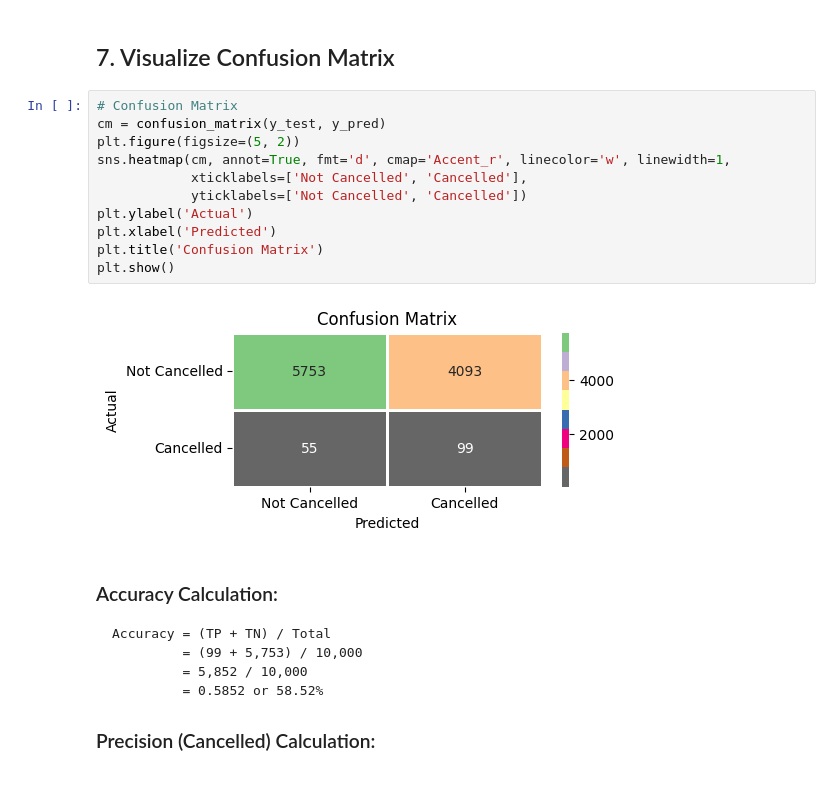
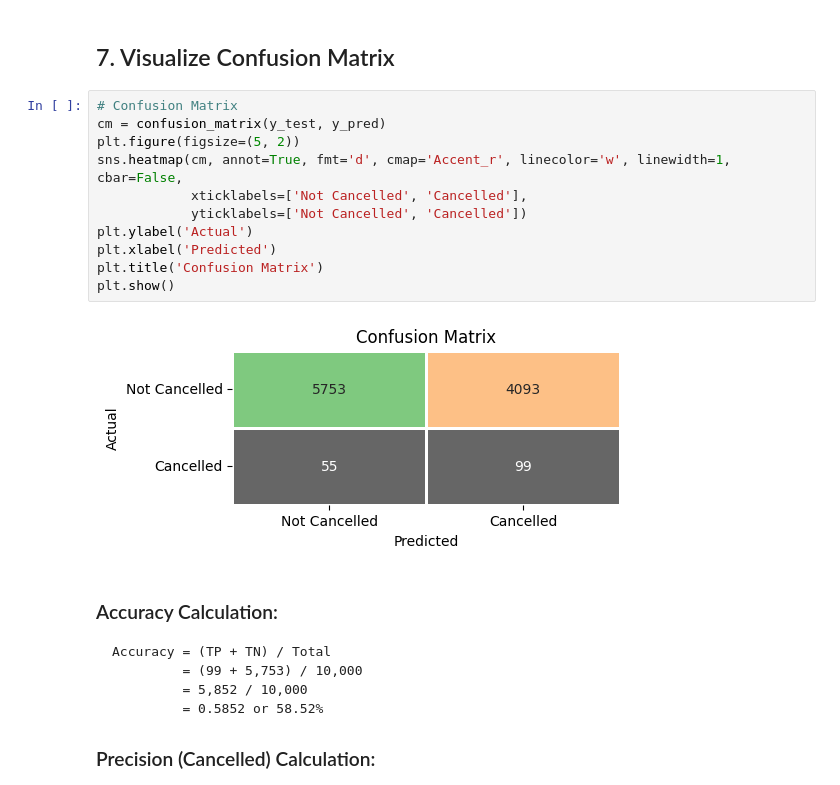
Before and after one commit to kjmobile/lb, a Jupyter notebook: 5_1_Logistic_Regression_Q2.ipynb, the cells around one changed output. Drawn from its saved outputs; the diff is of its cells as text.

````diff
--- a/5_1_Logistic_Regression_Q2.ipynb
+++ b/5_1_Logistic_Regression_Q2.ipynb
@@ -193,16 +193,16 @@ Not Cancelled       0.99      0.58      0.74      9846
 # %%
 # Confusion Matrix
 cm = confusion_matrix(y_test, y_pred)
 plt.figure(figsize=(5, 2))
-sns.heatmap(cm, annot=True, fmt='d', cmap='Accent_r', linecolor='w', linewidth=1,
+sns.heatmap(cm, annot=True, fmt='d', cmap='Accent_r', linecolor='w', linewidth=1, cbar=False,
             xticklabels=['Not Cancelled', 'Cancelled'],
             yticklabels=['Not Cancelled', 'Cancelled'])
 plt.ylabel('Actual')
 plt.xlabel('Predicted')
 plt.title('Confusion Matrix')
 plt.show()
 # %% [output]
-[figure, old version]
+[figure, new version]
 # %% [markdown]
 ### Accuracy Calculation:
 ```
````
